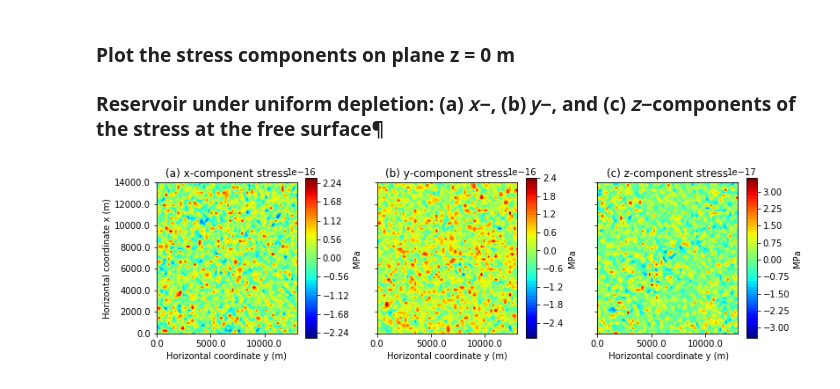
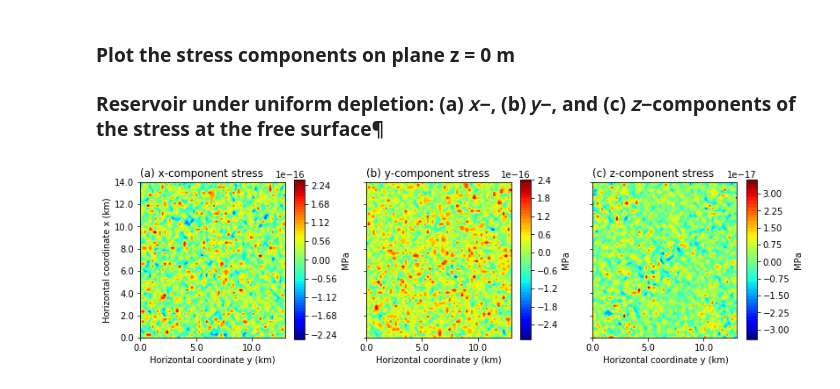
Before and after one commit to pinga-lab/DisReserv, a Jupyter notebook: code/Test_3.ipynb, the cells around one changed output. Drawn from its saved outputs; the diff is of its cells as text; code cells hidden in the pictures.

```diff
--- a/code/Test_3.ipynb
+++ b/code/Test_3.ipynb
@@ -149,8 +149,8 @@ stress_horizontal = np.sqrt(stress_x**2 + stress_y**2)
 ### Plot the stress components on plane z = 0 m
 ### Reservoir under uniform depletion: (a) 𝑥−, (b) 𝑦−, and (c) 𝑧−components of the stress at the free surface¶
 # %%
-y = np.linspace(east_min, east_max, shape[0])
-x = np.linspace(north_min, north_max, shape[1])
+y = np.linspace(east_min, east_max, shape[0])/1000. # in km
+x = np.linspace(north_min, north_max, shape[1])/1000. # in km
 
 # Plot the results on a map
 fig, ax = plt.subplots(nrows=1, ncols=3, sharex=False, sharey=True, figsize=(11.33, 5.33))
@@ -162,41 +162,41 @@ img = ax[0].contourf(y, x, stress_x.reshape(shape),
 cb = plt.colorbar(img, ax=ax[0], aspect=15, pad=0.05, shrink=0.5)
 cb.set_label('MPa', rotation=90, fontsize=10)
 
-ax[0].set_title("(a) x-component stress")
+ax[0].set_title("(a) x-component stress", loc='left')
 
 ax[0].set_xticklabels(ax[0].get_xticks())
 ax[0].set_yticklabels(ax[0].get_yticks())
-ax[0].set_xlabel("Horizontal coordinate y (m)")
-ax[0].set_ylabel("Horizontal coordinate x (m)")
+ax[0].set_xlabel("Horizontal coordinate y (km)")
+ax[0].set_ylabel("Horizontal coordinate x (km)")
 
 ax[1].set_aspect("equal")
 img = ax[1].contourf(y, x, stress_y.reshape(shape),
                   60, cmap="jet")
 
 cb = plt.colorbar(img, ax=ax[1], aspect=15, pad=0.05, shrink=0.5)
 cb.set_label('MPa', rotation=90, fontsize=10)
 
-ax[1].set_title("(b) y-component stress")
+ax[1].set_title("(b) y-component stress", loc='left')
 
 ax[1].set_xticklabels(ax[1].get_xticks())
 ax[1].set_yticklabels(ax[1].get_yticks())
-ax[1].set_xlabel("Horizontal coordinate y (m)")
+ax[1].set_xlabel("Horizontal coordinate y (km)")
 
 
 ax[2].set_aspect("equal")
 img = ax[2].contourf(y, x, stress_z.reshape(shape),
                   60, cmap="jet")
 cb = plt.colorbar(img, ax=ax[2], aspect=15, pad=0.05, shrink=0.5)
 cb.set_label('MPa', rotation=90, fontsize=10)
 
-ax[2].set_title("(c) z-component stress")
+ax[2].set_title("(c) z-component stress", loc='left')
 
 ax[2].set_xticklabels(ax[2].get_xticks())
 ax[2].set_yticklabels(ax[2].get_yticks())
-ax[2].set_xlabel(" Horizontal coordinate y (m)")
+ax[2].set_xlabel(" Horizontal coordinate y (km)")
 
 
 plt.tight_layout(True)
 plt.savefig('../manuscript/Fig/Figure_Null_stress_complex_reservoir.png', dpi=600)
 # %% [output]
-[figure, old version]
+[figure, new version]
```
Also changed, not shown: parts of 1 cell of this notebook, 2 other files.
